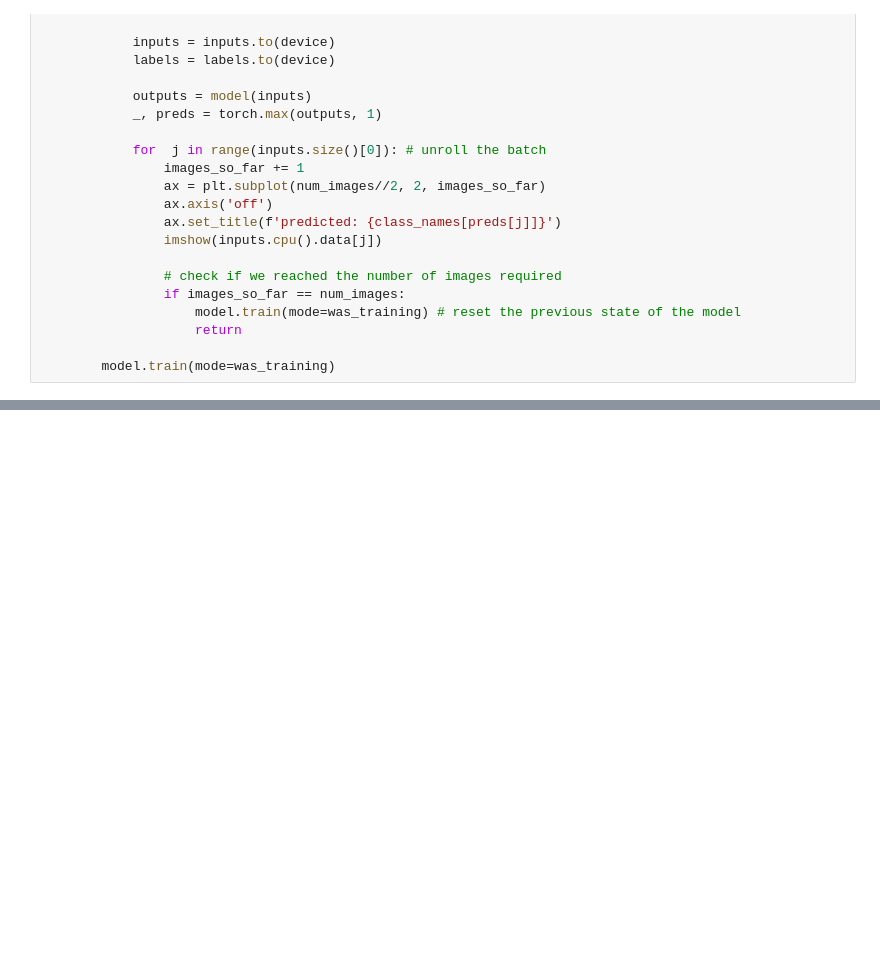
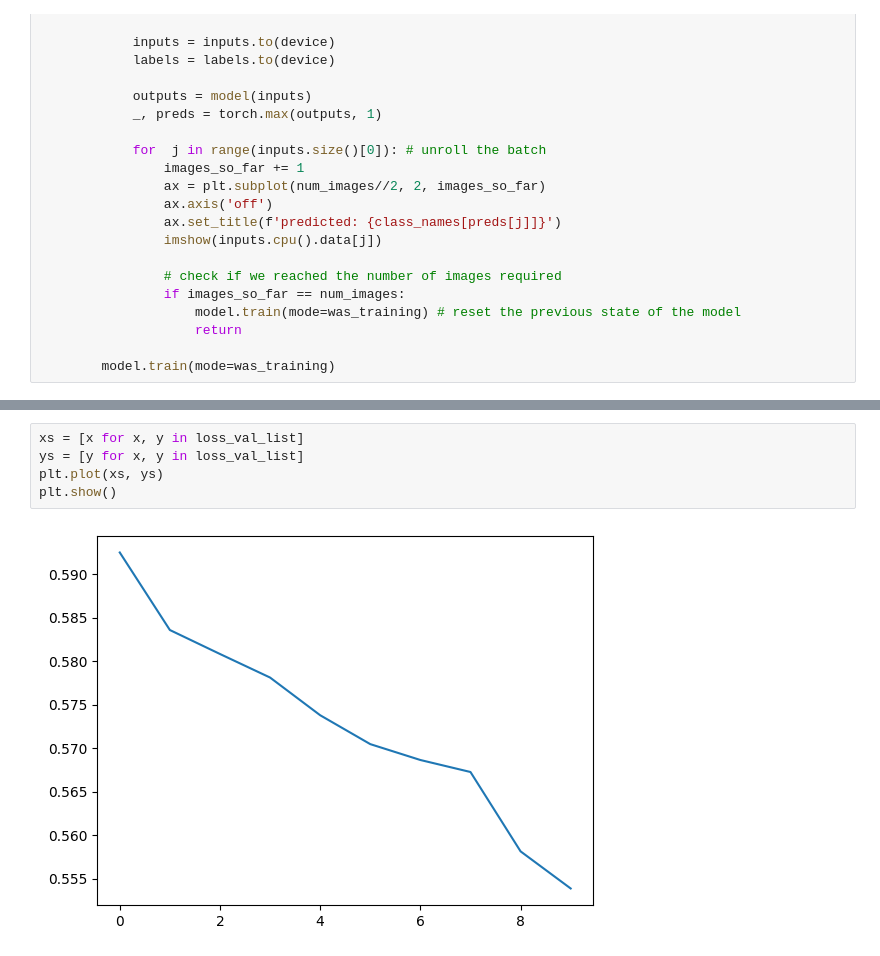
Before and after one commit to HolidayOugi/CHL-Project, a Jupyter notebook: convolutional.ipynb, the cells around one changed output, grey strips where cells are left out. Drawn from its saved outputs; the diff is of its cells as text; blank space fills up the shorter version.

```diff
--- a/convolutional.ipynb
+++ b/convolutional.ipynb
@@ -309,0 +323,7 @@ disp.plot()
+# %%
+xs = [x for x, y in loss_val_list]
+ys = [y for x, y in loss_val_list]
+plt.plot(xs, ys)
+plt.show()
+# %% [output]
+[figure, added]
```
Also changed, not shown: parts of 5 cells of this notebook.
